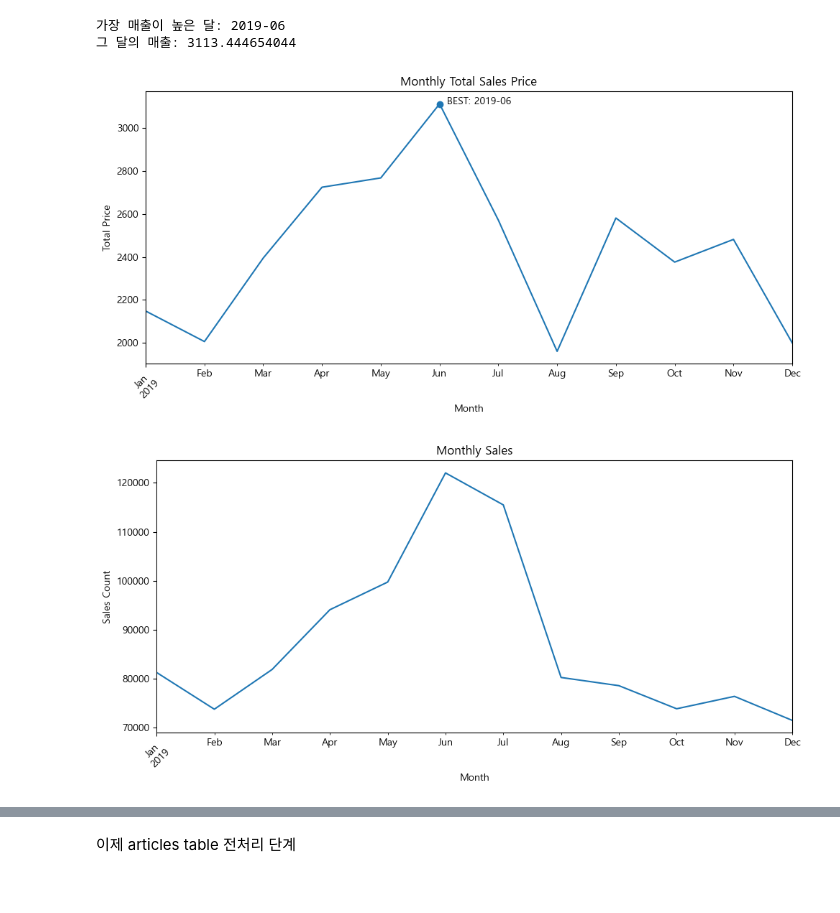
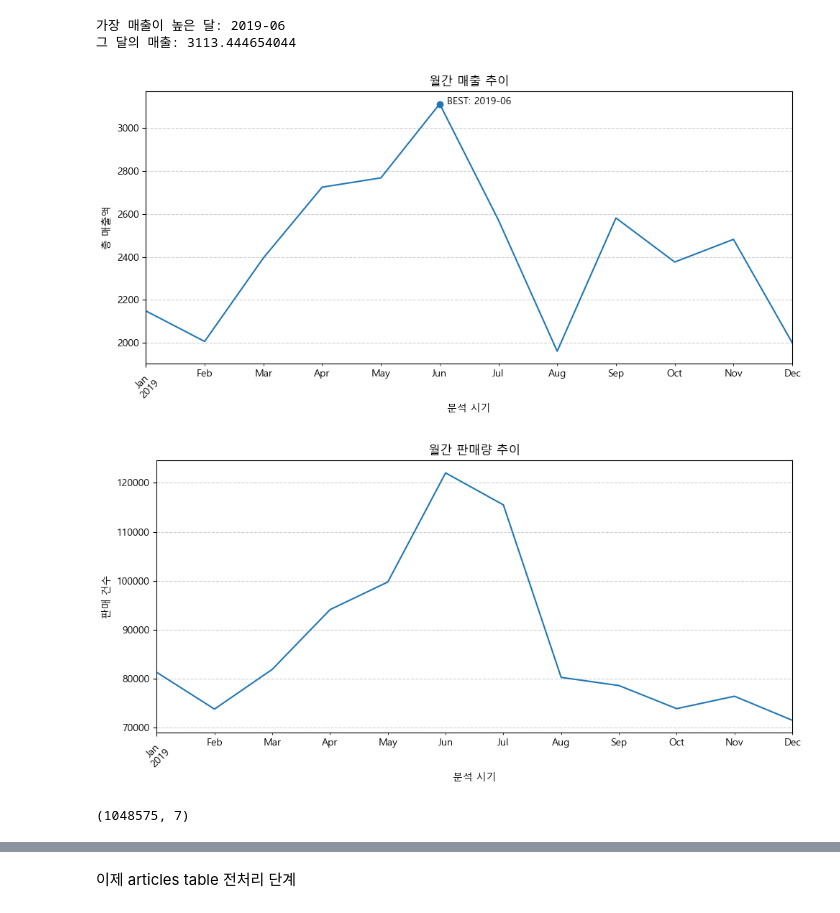
Before and after one commit to yoohengu/cross-gen-biz-analysis, a Jupyter notebook: notebooks/chanhui_eda/hm_2020_business_insight.ipynb, the cells around one changed output, grey strips where cells are left out. Saved outputs shown, nothing was run; the diff lists cells and outputs as text; code cells hidden in the pictures.

```diff
--- a/notebooks/chanhui_eda/hm_2020_business_insight.ipynb
+++ b/notebooks/chanhui_eda/hm_2020_business_insight.ipynb
@@ -215,3 +217,12 @@ df_cust2['age_segment'] = df_cust2['age'].apply(cate_age)
+# %%
+#시각화 설정
+import pandas as pd
+import numpy as np
+import matplotlib.pyplot as plt
+import seaborn as sns
+
+plt.rc('font', family='Malgun Gothic')
+plt.rcParams['axes.unicode_minus'] = False
 # %%
 import matplotlib.pyplot as plt
 import seaborn as sns
@@ -352,9 +384,6 @@ price가 0.5 이상: 2
 import matplotlib.pyplot as plt
 import seaborn as sns
 
-
-plt.rcParams['font.family'] = 'Malgun Gothic'
-plt.rcParams['axes.unicode_minus'] = False # 마이너스 기호 깨짐 방지
 
 labels = ['0.1 이상', '0.2 이상', '0.3 이상', '0.4 이상', '0.5 이상']
 counts = [
@@ -463,30 +492,36 @@ print("그 달의 매출:", best_value)
 # %%
 import matplotlib.pyplot as plt
 
 plt.figure(figsize=(10,5))
 monthly_price.plot()
 
 plt.scatter(best_month.to_timestamp(), best_value)
 plt.text(best_month.to_timestamp(), best_value,
          f"  BEST: {best_month}", fontsize=10)
 
-plt.title("Monthly Total Sales Price")
-plt.xlabel("Month")
-plt.ylabel("Total Price")
+plt.title("월간 매출 추이")
+plt.xlabel("분석 시기")
+plt.ylabel("총 매출액")
 plt.xticks(rotation=45)
+plt.grid(True, linestyle='--', alpha=0.6)
 plt.tight_layout()
 plt.show()
 #Y축은 0에서 시작되지 않음을 설명합시다.
 # %% [output]
-[figure, old version]
+[figure, new version]
 # %%
 plt.figure(figsize=(10,5))
 monthly_sales.plot()
-plt.title("Monthly Sales")
-plt.xlabel("Month")
-plt.ylabel("Sales Count")
+plt.title("월간 판매량 추이")
+plt.xlabel("분석 시기")
+plt.ylabel("판매 건수")
 plt.xticks(rotation=45)
+plt.grid(True, linestyle='--', alpha=0.6)
 plt.tight_layout()
 plt.show()
 # %% [output]
-[figure, old version]
+[figure, new version]
+# %%
+df_tran2.shape
+# %% [output]
+(1048575, 7)
```
Also changed, not shown: parts of 38 cells of this notebook, 2 other files.
